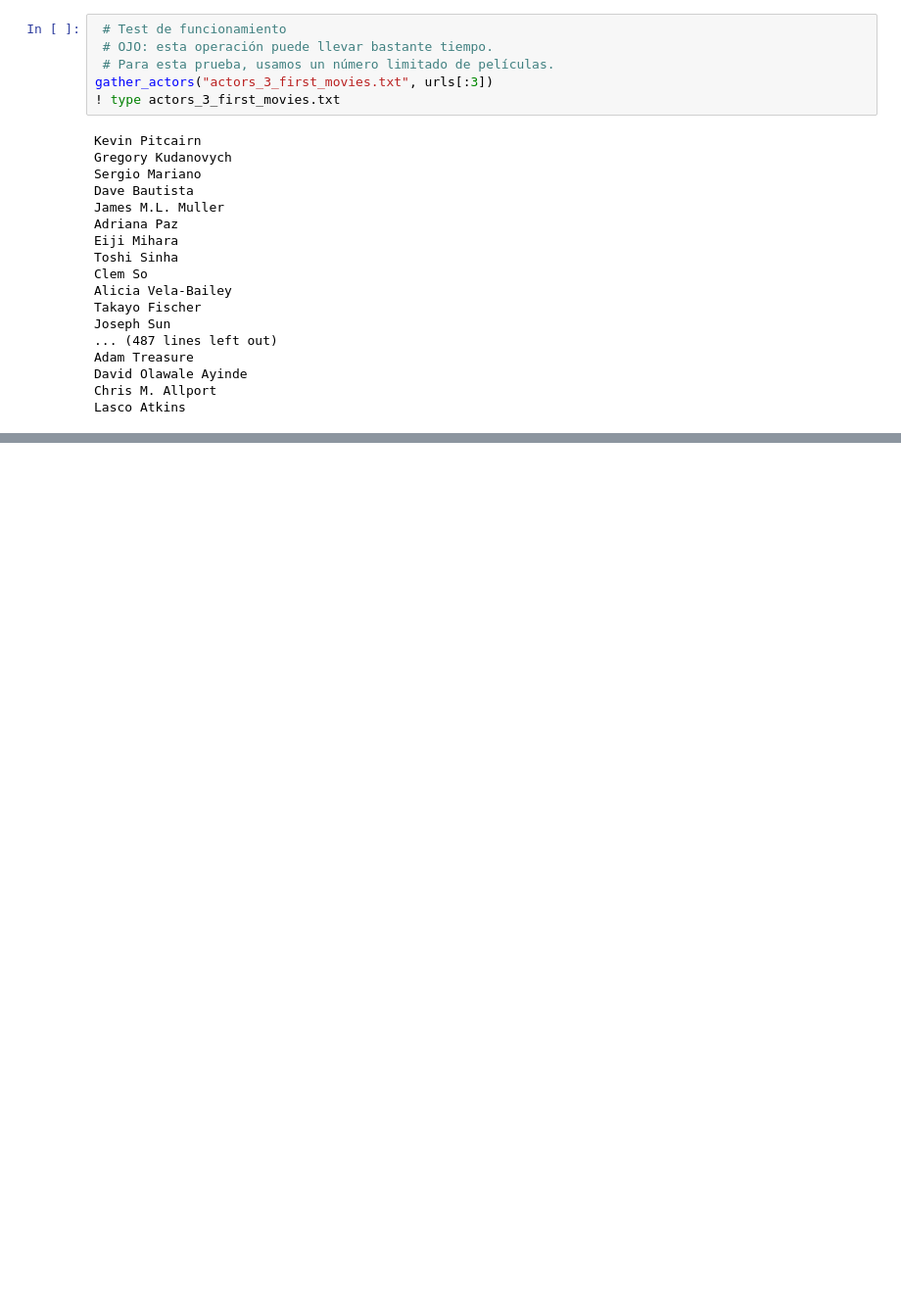
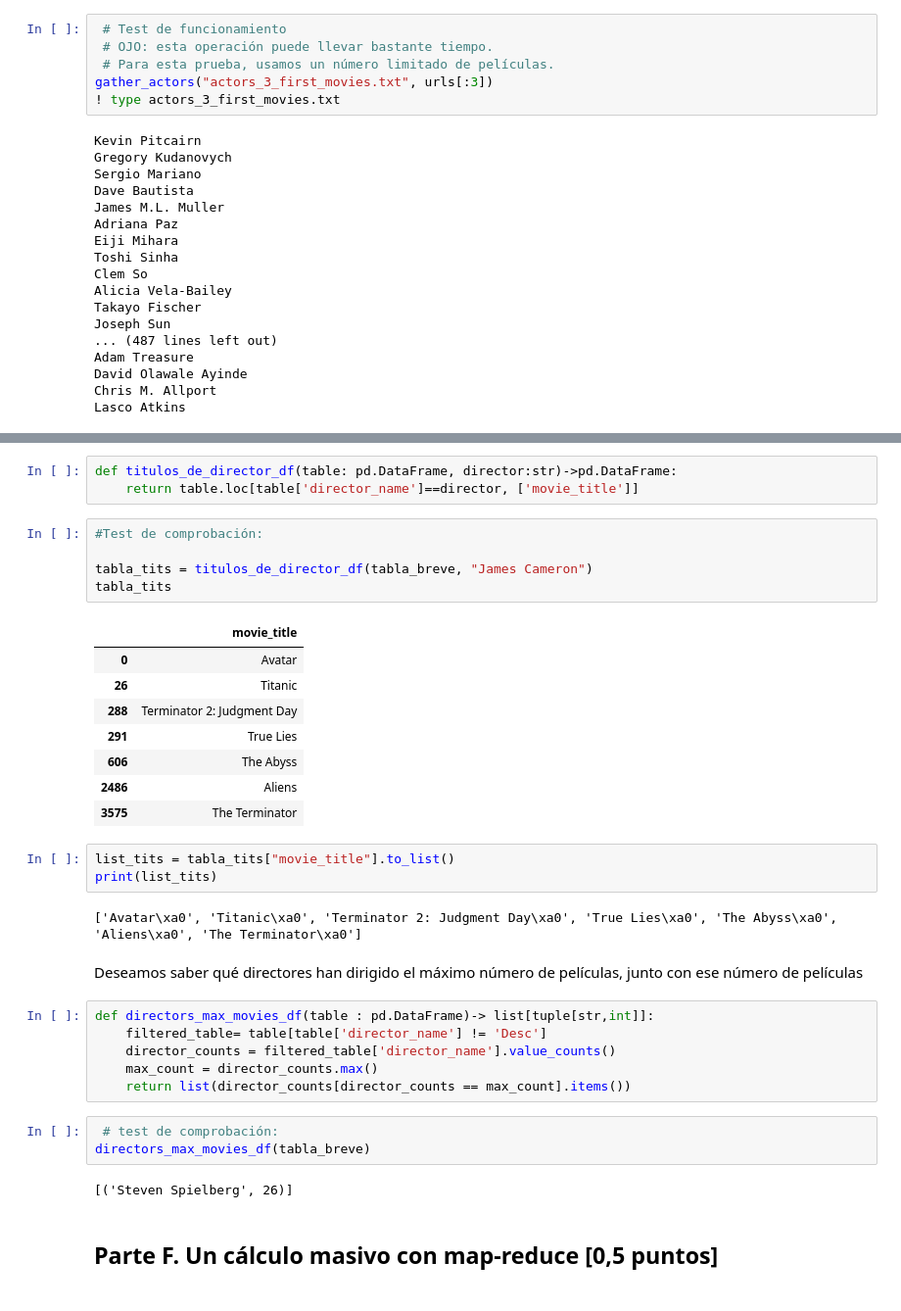
Before and after one commit to PabloPaezSheridan/FilmDataAnalysis, a Jupyter notebook: solution/film_analysis.ipynb, the cells around one changed output, grey strips where cells are left out. Shown: that part at 98% size. Saved outputs shown, nothing was run; the diff lists cells and outputs as text; blank space fills up the shorter version.

```diff
--- a/solution/film_analysis.ipynb
+++ b/solution/film_analysis.ipynb
@@ -609,0 +693,38 @@ AttributeError: 'NoneType' object has no attribute 'find_all'
+# %%
+def titulos_de_director_df(table: pd.DataFrame, director:str)->pd.DataFrame:
+    return table.loc[table['director_name']==director, ['movie_title']]
+# %%
+#Test de comprobación:
+
+tabla_tits = titulos_de_director_df(tabla_breve, "James Cameron")
+tabla_tits
+# %% [output]
+|  | movie_title |
+| 0 | Avatar |
+| 26 | Titanic |
+| 288 | Terminator 2: Judgment Day |
+| 291 | True Lies |
+| 606 | The Abyss |
+| 2486 | Aliens |
+| 3575 | The Terminator |
+# %%
+list_tits = tabla_tits["movie_title"].to_list()
+print(list_tits)
+# %% [output]
+['Avatar\xa0', 'Titanic\xa0', 'Terminator 2: Judgment Day\xa0', 'True Lies\xa0', 'The Abyss\xa0', 'Aliens\xa0', 'The Terminator\xa0']
+# %% [markdown]
+Deseamos saber qué directores han dirigido el máximo número de películas, junto con ese
+número de películas
+# %%
+def directors_max_movies_df(table : pd.DataFrame)-> list[tuple[str,int]]:
+    filtered_table= table[table['director_name'] != 'Desc']
+    director_counts = filtered_table['director_name'].value_counts()
+    max_count = director_counts.max()
+    return list(director_counts[director_counts == max_count].items())
+# %%
+ # test de comprobación:
+directors_max_movies_df(tabla_breve)
+# %% [output]
+[('Steven Spielberg', 26)]
+# %% [markdown]
+<h2>Parte F. Un cálculo masivo con map-reduce [0,5 puntos]<h2>
```
Also changed, not shown: parts of 15 cells of this notebook.
